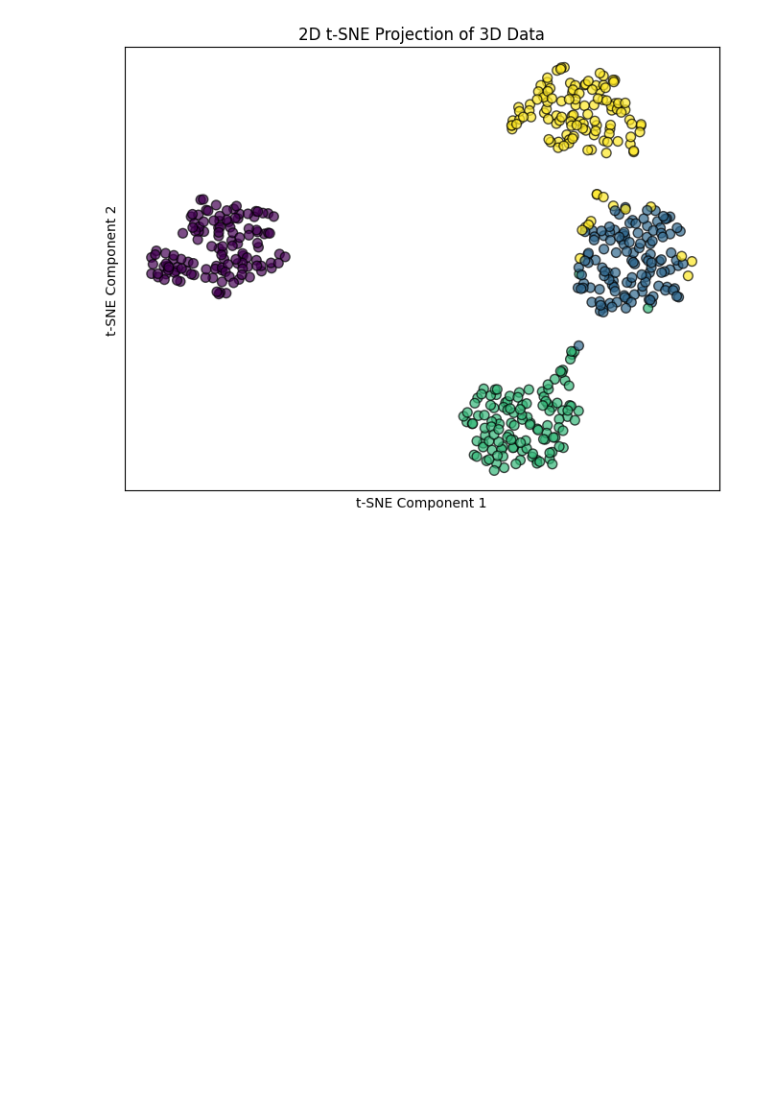
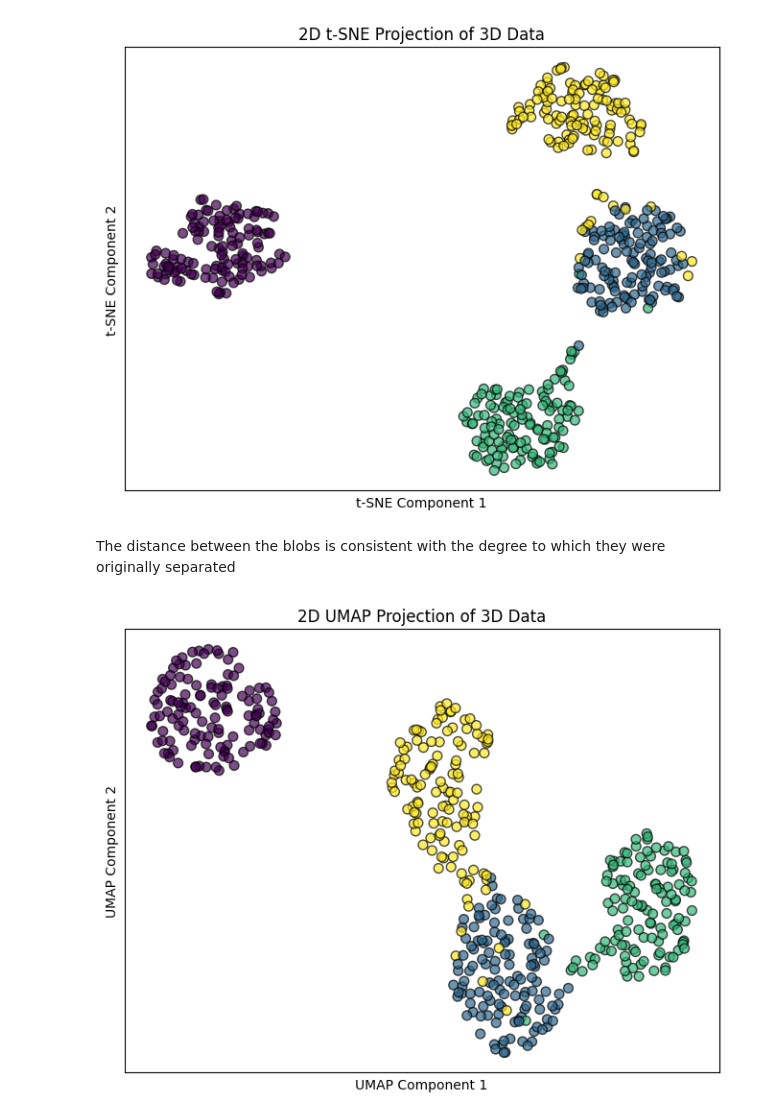
Before and after one commit to Helia-Karisani/tSNE-and-UMAP, a Jupyter notebook: tSNE-and-UMAP.ipynb, the cells around one changed output. Saved outputs shown, nothing was run; the diff lists cells and outputs as text; code cells hidden in the pictures; blank space fills up the shorter version.

Commit message:
plot UMAP and PCA

```diff
--- a/tSNE-and-UMAP.ipynb
+++ b/tSNE-and-UMAP.ipynb
@@ -73,3 +73,25 @@ ax.set_yticks([])
 plt.show()
 # %% [output]
 [figure]
+# %% [markdown]
+The distance between the blobs is consistent with the degree to which they were originally separated
+# %%
+# comparison between UMAP and PCA
+# apply UMAP to reduce the dimensionality to 2D
+umap_model = UMAP.UMAP(n_components=2, random_state=42, min_dist=0.5, spread=1,n_jobs=1)
+
+X_umap = umap_model.fit_transform(X_scaled)
+
+# Plot the 2D UMAP projection result
+fig = plt.figure(figsize=(8, 6))
+ax = fig.add_subplot(111)
+ax.scatter(X_umap[:, 0], X_umap[:, 1], c=labels_, cmap='viridis', s=50, alpha=0.7, edgecolor='k')
+
+ax.set_title("2D UMAP Projection of 3D Data")
+ax.set_xlabel("UMAP Component 1", )
+ax.set_ylabel("UMAP Component 2", )
+ax.set_xticks([])
+ax.set_yticks([])
+plt.show()
+# %% [output]
+[figure, added]
```
Also changed, not shown: parts of 1 cell of this notebook.
